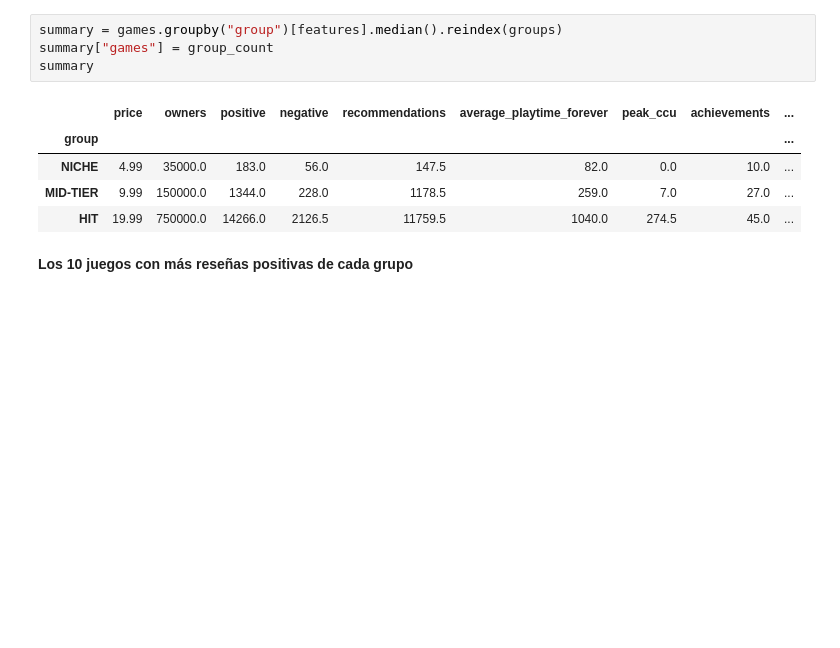
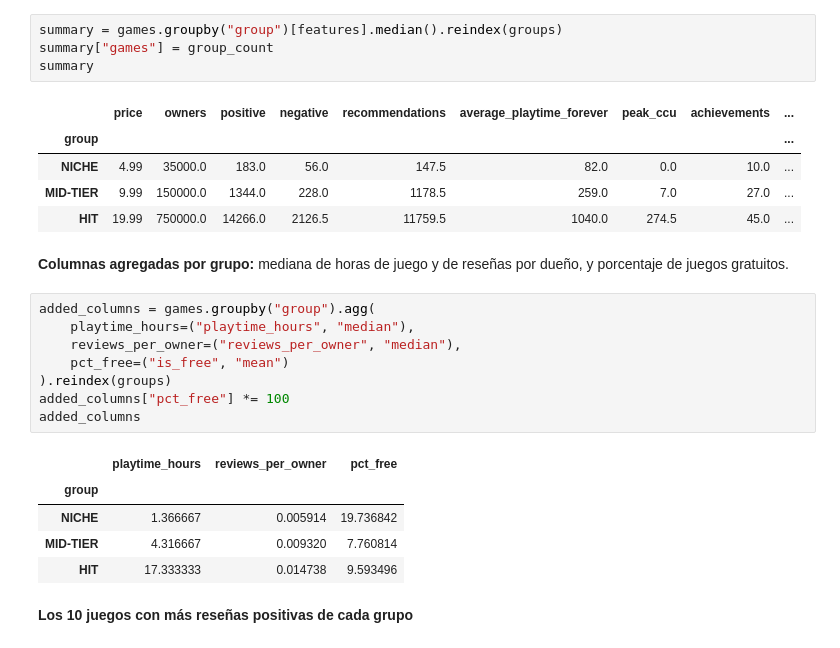
Before and after one commit to vchirinosb/steam-games, a Jupyter notebook: steam_games.ipynb, the cells around one changed output. Drawn from its saved outputs; the diff is of its cells as text; blank space fills up the shorter version.

```diff
--- a/steam_games.ipynb
+++ b/steam_games.ipynb
@@ -386,6 +405,22 @@ summary
 | NICHE | 4.99 | 35000.0 | 183.0 | 56.0 | 147.5 | 82.0 | 0.0 | 10.0 | ... |
 | MID-TIER | 9.99 | 150000.0 | 1344.0 | 228.0 | 1178.5 | 259.0 | 7.0 | 27.0 | ... |
 | HIT | 19.99 | 750000.0 | 14266.0 | 2126.5 | 11759.5 | 1040.0 | 274.5 | 45.0 | ... |
+# %% [markdown]
+**Columnas agregadas por grupo:** mediana de horas de juego y de reseñas por dueño, y porcentaje de juegos gratuitos.
+# %%
+added_columns = games.groupby("group").agg(
+    playtime_hours=("playtime_hours", "median"),
+    reviews_per_owner=("reviews_per_owner", "median"),
+    pct_free=("is_free", "mean")
+).reindex(groups)
+added_columns["pct_free"] *= 100
+added_columns
+# %% [output]
+|  | playtime_hours | reviews_per_owner | pct_free |
+| group |  |  |  |
+| NICHE | 1.366667 | 0.005914 | 19.736842 |
+| MID-TIER | 4.316667 | 0.009320 | 7.760814 |
+| HIT | 17.333333 | 0.014738 | 9.593496 |
 # %% [markdown]
 **Los 10 juegos con más reseñas positivas de cada grupo**
 # %%
```
Also changed, not shown: parts of 7 cells of this notebook.
